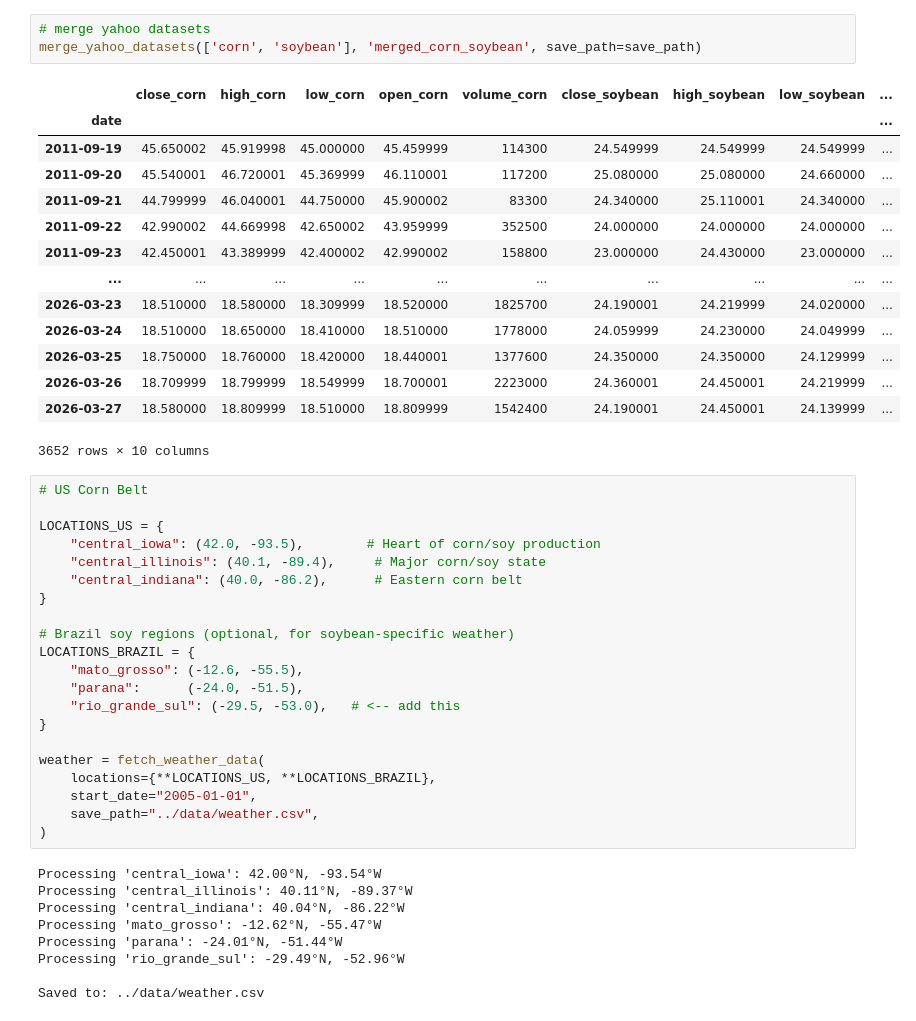
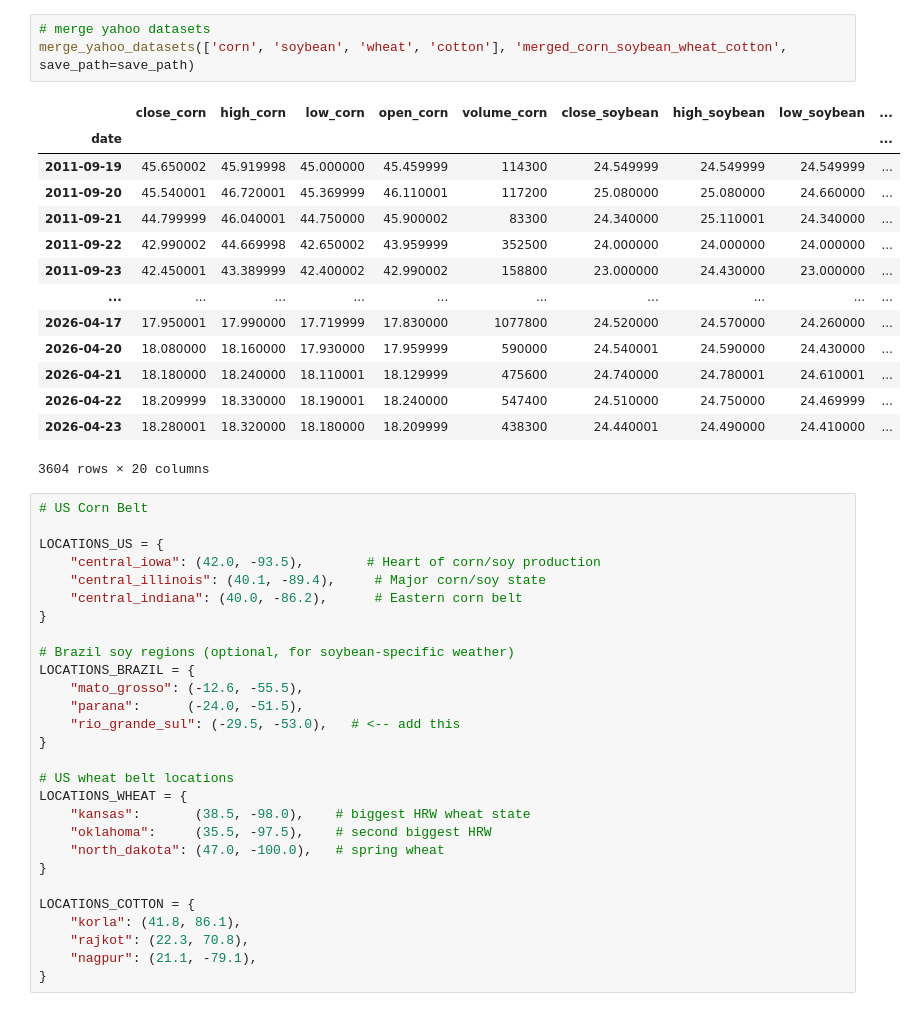
Before and after one commit to wiktorgrocholewski/Spring2026-TIC, a Jupyter notebook: Ensemble_Wiktor/notebooks/1_gettingdata.ipynb, the cells around one changed output. Saved outputs shown, nothing was run; the diff lists cells and outputs as text.

```diff
--- a/Ensemble_Wiktor/notebooks/1_gettingdata.ipynb
+++ b/Ensemble_Wiktor/notebooks/1_gettingdata.ipynb
@@ -32,21 +39,21 @@ fetch_yahoo_data('SOYB', 'soybean', save_path=save_path)
 # %%
 # merge yahoo datasets
-merge_yahoo_datasets(['corn', 'soybean'], 'merged_corn_soybean', save_path=save_path)
+merge_yahoo_datasets(['corn', 'soybean', 'wheat', 'cotton'], 'merged_corn_soybean_wheat_cotton', save_path=save_path)
 # %% [output]
 |  | close_corn | high_corn | low_corn | open_corn | volume_corn | close_soybean | high_soybean | low_soybean | ... |
 | date |  |  |  |  |  |  |  |  | ... |
 | 2011-09-19 | 45.650002 | 45.919998 | 45.000000 | 45.459999 | 114300 | 24.549999 | 24.549999 | 24.549999 | ... |
 | 2011-09-20 | 45.540001 | 46.720001 | 45.369999 | 46.110001 | 117200 | 25.080000 | 25.080000 | 24.660000 | ... |
 | 2011-09-21 | 44.799999 | 46.040001 | 44.750000 | 45.900002 | 83300 | 24.340000 | 25.110001 | 24.340000 | ... |
 | 2011-09-22 | 42.990002 | 44.669998 | 42.650002 | 43.959999 | 352500 | 24.000000 | 24.000000 | 24.000000 | ... |
 | 2011-09-23 | 42.450001 | 43.389999 | 42.400002 | 42.990002 | 158800 | 23.000000 | 24.430000 | 23.000000 | ... |
 | ... | ... | ... | ... | ... | ... | ... | ... | ... | ... |
-| 2026-03-23 | 18.510000 | 18.580000 | 18.309999 | 18.520000 | 1825700 | 24.190001 | 24.219999 | 24.020000 | ... |
-| 2026-03-24 | 18.510000 | 18.650000 | 18.410000 | 18.510000 | 1778000 | 24.059999 | 24.230000 | 24.049999 | ... |
-| 2026-03-25 | 18.750000 | 18.760000 | 18.420000 | 18.440001 | 1377600 | 24.350000 | 24.350000 | 24.129999 | ... |
-| 2026-03-26 | 18.709999 | 18.799999 | 18.549999 | 18.700001 | 2223000 | 24.360001 | 24.450001 | 24.219999 | ... |
-| 2026-03-27 | 18.580000 | 18.809999 | 18.510000 | 18.809999 | 1542400 | 24.190001 | 24.450001 | 24.139999 | ... |
+| 2026-04-17 | 17.950001 | 17.990000 | 17.719999 | 17.830000 | 1077800 | 24.520000 | 24.570000 | 24.260000 | ... |
+| 2026-04-20 | 18.080000 | 18.160000 | 17.930000 | 17.959999 | 590000 | 24.540001 | 24.590000 | 24.430000 | ... |
+| 2026-04-21 | 18.180000 | 18.240000 | 18.110001 | 18.129999 | 475600 | 24.740000 | 24.780001 | 24.610001 | ... |
+| 2026-04-22 | 18.209999 | 18.330000 | 18.190001 | 18.240000 | 547400 | 24.510000 | 24.750000 | 24.469999 | ... |
+| 2026-04-23 | 18.280001 | 18.320000 | 18.180000 | 18.209999 | 438300 | 24.440001 | 24.490000 | 24.410000 | ... |
-3652 rows × 10 columns
+3604 rows × 20 columns
 # %%
 # US Corn Belt
 
@@ -63,17 +70,15 @@ LOCATIONS_BRAZIL = {
     "rio_grande_sul": (-29.5, -53.0),   # <-- add this
 }
 
-weather = fetch_weather_data(
-    locations={**LOCATIONS_US, **LOCATIONS_BRAZIL},
-    start_date="2005-01-01",
-    save_path="../data/weather.csv",
-)
+# US wheat belt locations
+LOCATIONS_WHEAT = {
+    "kansas":       (38.5, -98.0),    # biggest HRW wheat state
+    "oklahoma":     (35.5, -97.5),    # second biggest HRW
+    "north_dakota": (47.0, -100.0),   # spring wheat
+}
+
+LOCATIONS_COTTON = {
+    "korla": (41.8, 86.1),
+    "rajkot": (22.3, 70.8),
+    "nagpur": (21.1, -79.1),
+}
-# %% [output]
-Processing 'central_iowa': 42.00°N, -93.54°W
-Processing 'central_illinois': 40.11°N, -89.37°W
-Processing 'central_indiana': 40.04°N, -86.22°W
-Processing 'mato_grosso': -12.62°N, -55.47°W
-Processing 'parana': -24.01°N, -51.44°W
-Processing 'rio_grande_sul': -29.49°N, -52.96°W
-
-Saved to: ../data/weather.csv
```
Also changed, not shown: parts of 10 cells of this notebook, 14 other files.
